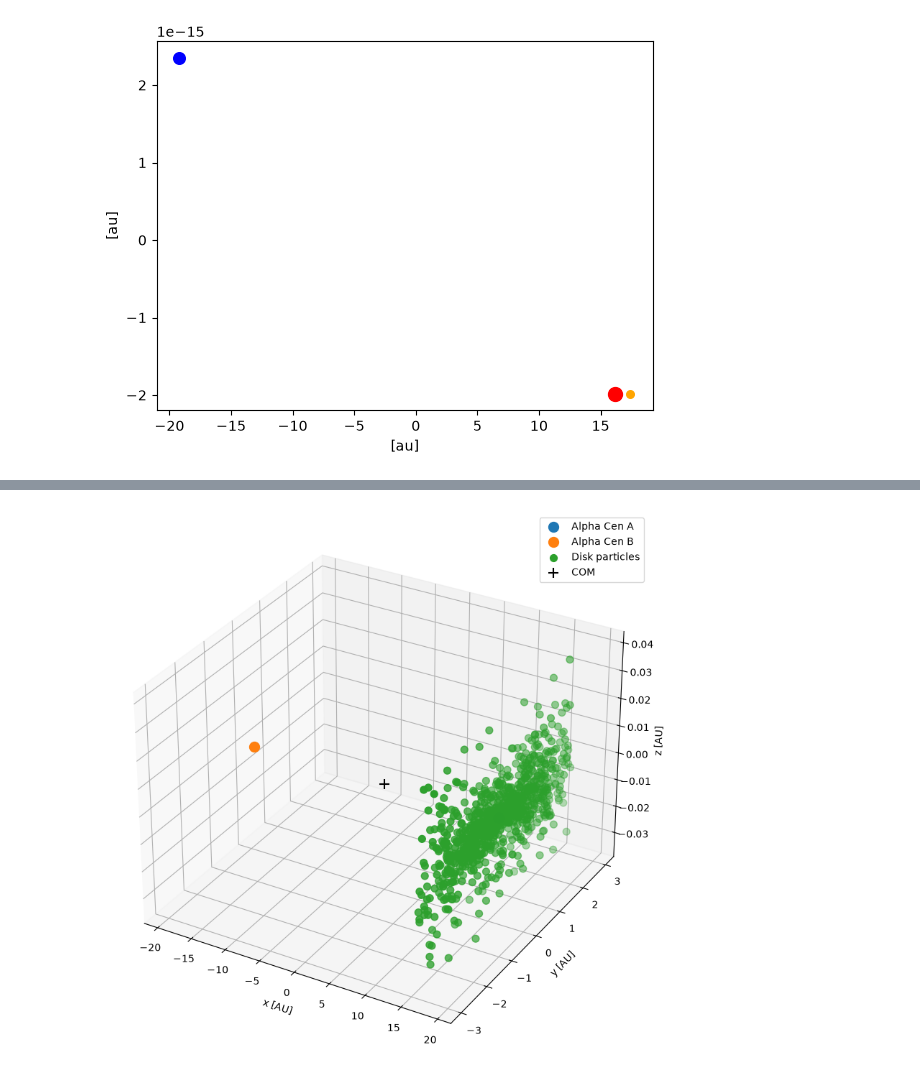
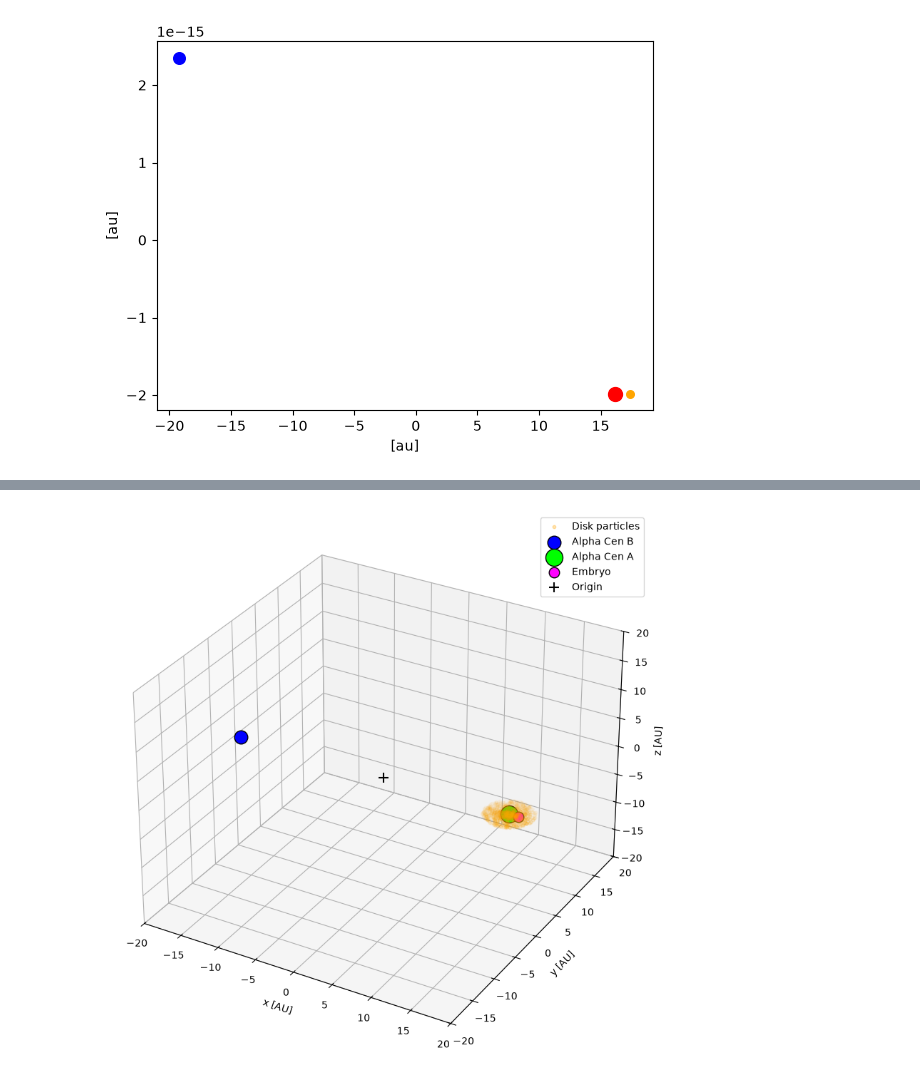
Before and after one commit to jipdebuck/alpha_C, a Jupyter notebook: notebooks/make_disk.ipynb, the cells around one changed output, grey strips where cells are left out. Saved outputs shown, nothing was run; the diff lists cells and outputs as text; code cells hidden in the pictures.

Commit message:
built disk

```diff
--- a/notebooks/make_disk.ipynb
+++ b/notebooks/make_disk.ipynb
@@ -48,10 +48,10 @@ print(alpha_cen_A.x)
 # First, explore orbital stability of candidate gas giant
 
 M_embryo = 0.0123 | units.Mearth
-a_planet = 2 | units.au
-e_planet = 0.4
+a_embryo = 2 | units.au
+e_embryo = 0.4
 
-stars, planets = generate_binaries(M_A, M_embryo, a_planet, e_planet, G=constants.G)
+stars, planets = generate_binaries(M_A, M_embryo, a_embryo, e_embryo, G=constants.G)
 star = stars[0]
 planet = planets[0]
 planet.position -= star.position # planet position relative to star
@@ -98,10 +98,12 @@ disk = ProtoPlanetaryDisk(Ndisk,
                           convert_nbody=converter,
                           radius_min=rmin, # inner radius in units of reference length
                           radius_max=rmax, # outer radius in units of reference length
-                          q_out=10.0, # Toomre Q parameter
+                          q_out=1, # Toomre Q parameter
                           discfraction=Mdisk/M_A).result
 disk.name = "disk "
+system.move_to_center()
 disk.move_to_center()
+print(disk.position.lengths().max().in_(units.au))
 disk.position += alpha_cen_A.position # absolute coordinates of disk
 disk.velocity += alpha_cen_A.velocity # absolute velocity of disk
 masses = Mdisk / float(Ndisk) # mass distributed equally
@@ -109,4 +111,5 @@ disk.mass = masses
 rho = 3.0 | (units.g / units.cm**3) # assume density of material
 disk.radius = (disk.mass / (4 * rho))**(1./3.) # assign physical radius to each particle using formula
 system.add_particles(disk)
-system.move_to_center()
+
+print(system)
@@ -113,22 +134,42 @@ system.move_to_center()
 # %%
 import matplotlib.pyplot as plt
 
 fig = plt.figure(figsize=(8, 8))
 ax = fig.add_subplot(111, projection="3d")
 
-ax.scatter(alpha_cen_A.x.value_in(units.au), alpha_cen_A.y.value_in(units.au), alpha_cen_A.z.value_in(units.au), s=100, label="Alpha Cen A")
-ax.scatter(alpha_cen_B.x.value_in(units.au), alpha_cen_B.y.value_in(units.au), alpha_cen_B.z.value_in(units.au), s=100, label="Alpha Cen B")
+ax.scatter(disk.x.value_in(units.au),
+           disk.y.value_in(units.au),
+           disk.z.value_in(units.au),
+           s=10, c="orange", alpha=0.3, label="Disk particles")
 
-ax.scatter(disk.x.value_in(units.au), disk.y.value_in(units.au), disk.z.value_in(units.au), s=50, marker="o", label="Disk particles")
+ax.scatter(alpha_cen_B.x.value_in(units.au),
+           alpha_cen_B.y.value_in(units.au),
+           alpha_cen_B.z.value_in(units.au),
+           s=180, c="blue", edgecolors="black",
+           depthshade=False, label="Alpha Cen B")
 
+ax.scatter(alpha_cen_A.x.value_in(units.au),
+           alpha_cen_A.y.value_in(units.au),
+           alpha_cen_A.z.value_in(units.au),
+           s=300, c="lime", edgecolors="black",
+           depthshade=False, label="Alpha Cen A")
 
-ax.scatter(0, 0, 0, color="k", marker="+", s=100, label="COM")
+ax.scatter(planet.x.value_in(units.au),
+           planet.y.value_in(units.au),
+           planet.z.value_in(units.au),
+           s=110, c="magenta", edgecolors="black",
+           depthshade=False, label="Embryo")
+
+ax.scatter(0, 0, 0, color="black", marker="+", s=100, label="Origin")
+ax.set_xlim(-20, 20)
+ax.set_ylim(-20, 20)
+ax.set_zlim(-20, 20)
 
 ax.set_xlabel("x [AU]")
 ax.set_ylabel("y [AU]")
 ax.set_zlabel("z [AU]")
-
 ax.legend()
 plt.tight_layout()
+plt.show()
 # %% [output]
-[figure, old version]
+[figure, new version]
```
Also changed, not shown: parts of 4 cells of this notebook.
